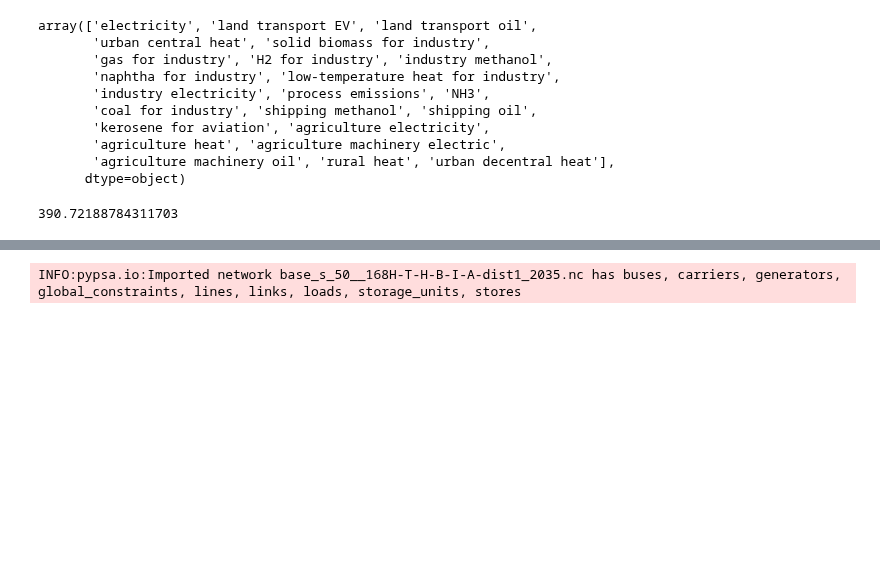
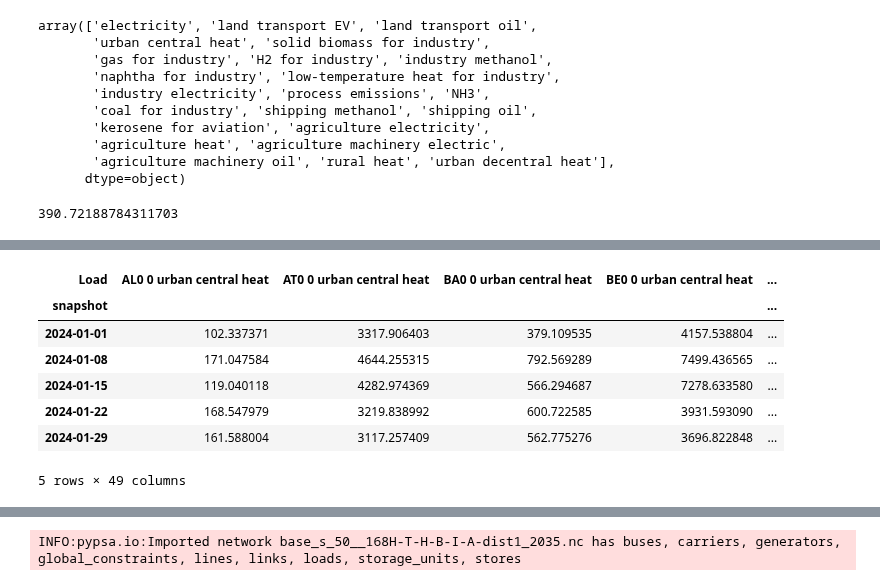
Before and after one commit to LukasFrankenQ/resilient-pypsa-eur, a Jupyter notebook: notebooks/insert_exogenous_tyndp.ipynb, the cells around one changed output, grey strips where cells are left out. Cells and saved outputs as stored; diff of their text form; code cells hidden in the pictures; blank space fills up the shorter version.

```diff
--- a/notebooks/insert_exogenous_tyndp.ipynb
+++ b/notebooks/insert_exogenous_tyndp.ipynb
@@ -72,0 +78,8 @@ tyndp_p_set
+# %%
+def to_ac_bus(x):
+    return ' '.join(x.split(' ')[:2])
+# %%
+uc = pd.Index(n.loads.loc[n.loads.carrier == 'urban central heat', 'bus'])
+lt = pd.Index(n.loads.loc[n.loads.carrier == 'low-temperature heat for industry', 'bus'])
+inter = uc.intersection(lt)
+inter = inter.map(to_ac_bus)
@@ -72,0 +95,21 @@ tyndp_p_set
+# %%
+urban_central_load = (
+    n.loads_t
+    .p_set[inter + ' urban central heat']
+    .add(
+        n.loads.loc[
+            inter + ' low-temperature heat for industry',
+            'p_set'
+        ].to_list(), axis=1
+    )
+)
+urban_central_load.head()
+# %% [output]
+| Load | AL0 0 urban central heat | AT0 0 urban central heat | BA0 0 urban central heat | BE0 0 urban central heat | ... |
+| snapshot |  |  |  |  | ... |
+| 2024-01-01 | 102.337371 | 3317.906403 | 379.109535 | 4157.538804 | ... |
+| 2024-01-08 | 171.047584 | 4644.255315 | 792.569289 | 7499.436565 | ... |
+| 2024-01-15 | 119.040118 | 4282.974369 | 566.294687 | 7278.633580 | ... |
+| 2024-01-22 | 168.547979 | 3219.838992 | 600.722585 | 3931.593090 | ... |
+| 2024-01-29 | 161.588004 | 3117.257409 | 562.775276 | 3696.822848 | ... |
+5 rows × 49 columns
```
Also changed, not shown: parts of 16 cells of this notebook.
